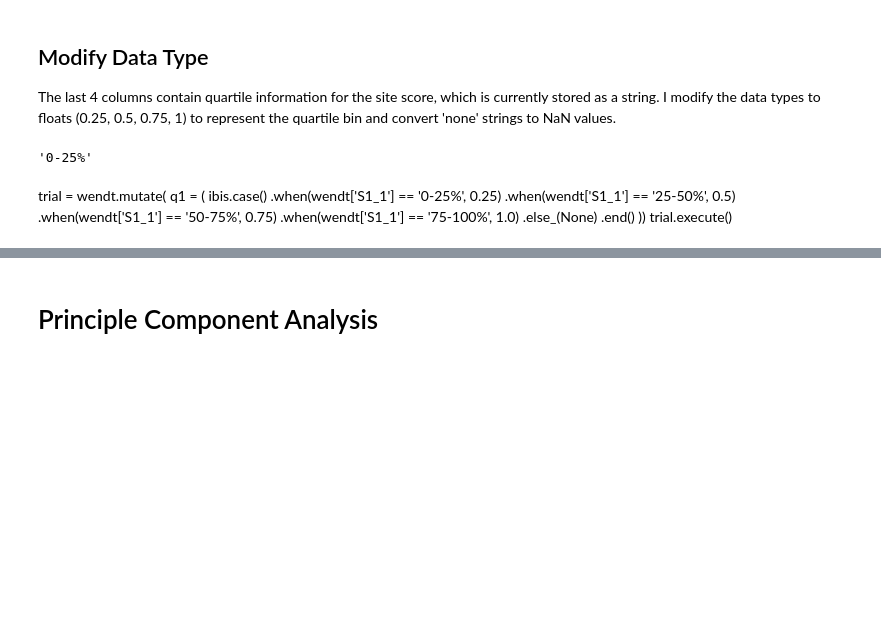
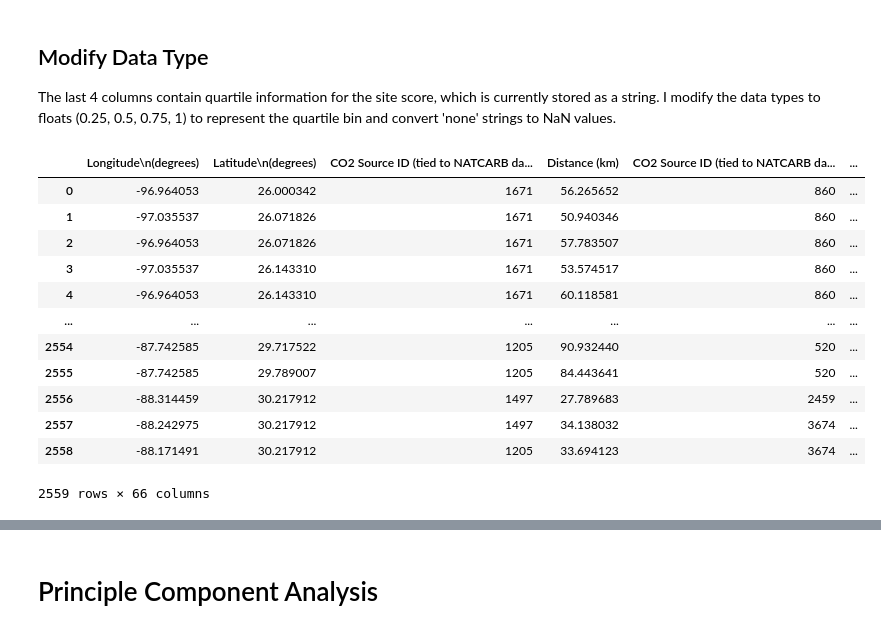
Before and after one commit to lilycastiel/thesis-cgs, a Jupyter notebook: SQ2.ipynb, the cells around one changed output, grey strips where cells are left out. Cells and saved outputs as stored; diff of their text form; code cells hidden in the pictures; blank space fills up the shorter version.

```diff
--- a/SQ2.ipynb
+++ b/SQ2.ipynb
@@ -66,18 +73,20 @@ wendt = wendt.drop('Grid ID', 'Grid FID')
 
 The last 4 columns contain quartile information for the site score, which is currently stored as a string. I modify the data types to floats (0.25, 0.5, 0.75, 1) to represent the quartile bin and convert 'none' strings to NaN values.
 # %%
-wendt.select(wendt['S1_1'])[0].execute()[1]
+wendt_df = wendt.to_pandas()
-# %% [output]
-'0-25%'
-# %% [markdown]
-trial = wendt.mutate(
-    q1 = (
-        ibis.case()
-        .when(wendt['S1_1'] == '0-25%', 0.25)
-        .when(wendt['S1_1'] == '25-50%', 0.5)
-        .when(wendt['S1_1'] == '50-75%', 0.75)
-        .when(wendt['S1_1'] == '75-100%', 1.0)
-        .else_(None)
-        .end()
-    ))
-trial.execute()
+# %%
+wendt_df
+# %% [output]
+|  | Longitude\n(degrees) | Latitude\n(degrees) | CO2 Source ID (tied to NATCARB da... | Distance (km) | CO2 Source ID (tied to NATCARB da... | ... |
+| 0 | -96.964053 | 26.000342 | 1671 | 56.265652 | 860 | ... |
+| 1 | -97.035537 | 26.071826 | 1671 | 50.940346 | 860 | ... |
+| 2 | -96.964053 | 26.071826 | 1671 | 57.783507 | 860 | ... |
+| 3 | -97.035537 | 26.143310 | 1671 | 53.574517 | 860 | ... |
+| 4 | -96.964053 | 26.143310 | 1671 | 60.118581 | 860 | ... |
+| ... | ... | ... | ... | ... | ... | ... |
+| 2554 | -87.742585 | 29.717522 | 1205 | 90.932440 | 520 | ... |
+| 2555 | -87.742585 | 29.789007 | 1205 | 84.443641 | 520 | ... |
+| 2556 | -88.314459 | 30.217912 | 1497 | 27.789683 | 2459 | ... |
+| 2557 | -88.242975 | 30.217912 | 1497 | 34.138032 | 3674 | ... |
+| 2558 | -88.171491 | 30.217912 | 1205 | 33.694123 | 3674 | ... |
+2559 rows × 66 columns
```
Also changed, not shown: parts of 8 cells of this notebook, 1 other file.
